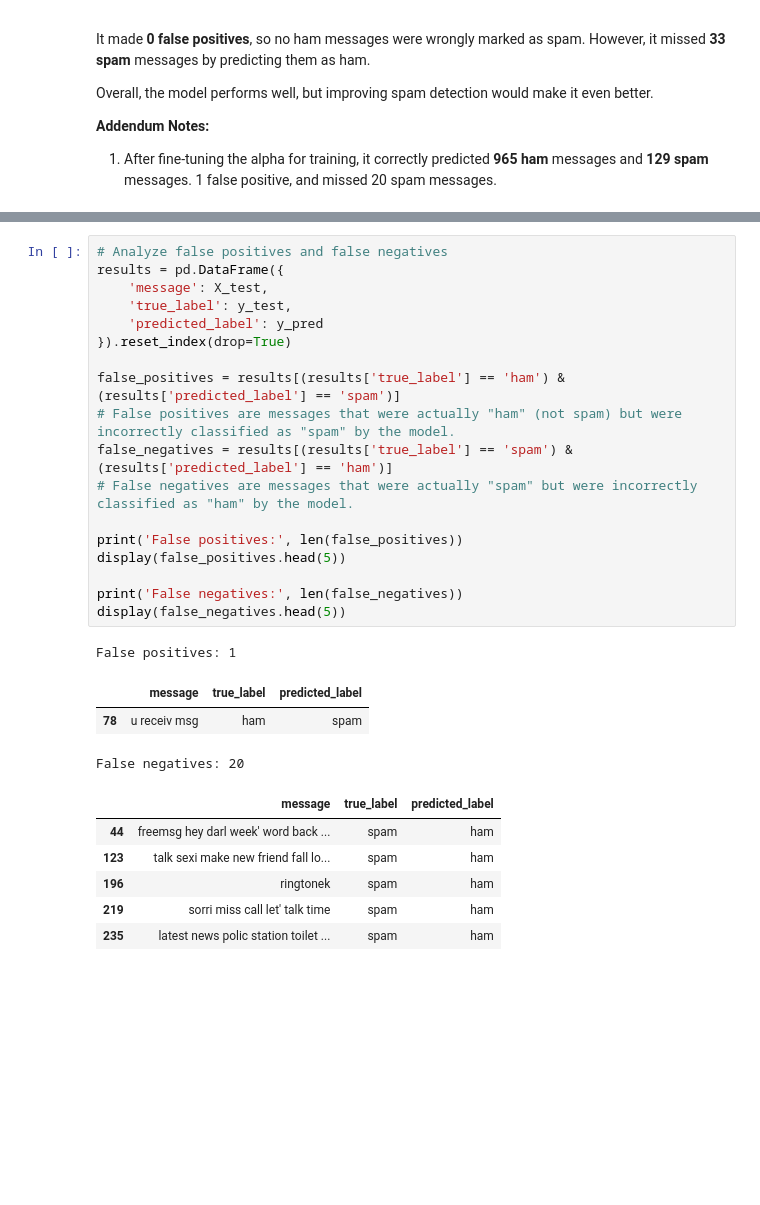
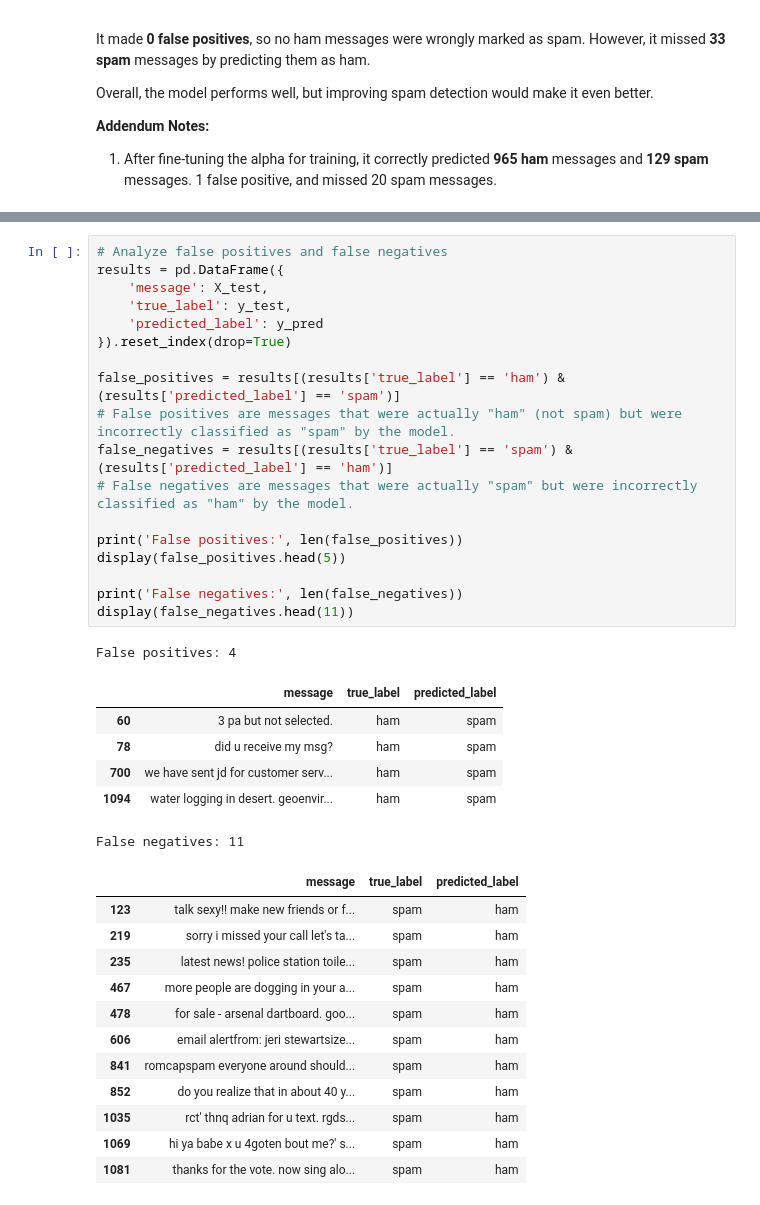
Before and after one commit to fredchan23/5m-data-3.9-nlp, a Jupyter notebook: assignment.ipynb, the cells around one changed output, grey strips where cells are left out. Drawn from its saved outputs; the diff is of its cells as text; blank space fills up the shorter version.

```diff
--- a/assignment.ipynb
+++ b/assignment.ipynb
@@ -400,32 +482,41 @@ Top spam features:
 # %%
 # Analyze false positives and false negatives
 results = pd.DataFrame({
     'message': X_test,
     'true_label': y_test,
     'predicted_label': y_pred
 }).reset_index(drop=True)
 
 false_positives = results[(results['true_label'] == 'ham') & (results['predicted_label'] == 'spam')]
 # False positives are messages that were actually "ham" (not spam) but were incorrectly classified as "spam" by the model.
 false_negatives = results[(results['true_label'] == 'spam') & (results['predicted_label'] == 'ham')]
 # False negatives are messages that were actually "spam" but were incorrectly classified as "ham" by the model.
 
 print('False positives:', len(false_positives))
 display(false_positives.head(5))
 
 print('False negatives:', len(false_negatives))
-display(false_negatives.head(5))
+display(false_negatives.head(11))
 # %% [output]
-False positives: 1
+False positives: 4
 |  | message | true_label | predicted_label |
-| 78 | u receiv msg | ham | spam |
+| 60 | 3 pa but not selected. | ham | spam |
+| 78 | did u receive my msg? | ham | spam |
+| 700 | we have sent jd for customer serv... | ham | spam |
+| 1094 | water logging in desert. geoenvir... | ham | spam |
-False negatives: 20
+False negatives: 11
 |  | message | true_label | predicted_label |
-| 44 | freemsg hey darl week' word back ... | spam | ham |
-| 123 | talk sexi make new friend fall lo... | spam | ham |
-| 196 | ringtonek | spam | ham |
-| 219 | sorri miss call let' talk time | spam | ham |
-| 235 | latest news polic station toilet ... | spam | ham |
+| 123 | talk sexy!! make new friends or f... | spam | ham |
+| 219 | sorry i missed your call let's ta... | spam | ham |
+| 235 | latest news! police station toile... | spam | ham |
+| 467 | more people are dogging in your a... | spam | ham |
+| 478 | for sale - arsenal dartboard. goo... | spam | ham |
+| 606 | email alertfrom: jeri stewartsize... | spam | ham |
+| 841 | romcapspam everyone around should... | spam | ham |
+| 852 | do you realize that in about 40 y... | spam | ham |
+| 1035 | rct' thnq adrian for u text. rgds... | spam | ham |
+| 1069 | hi ya babe x u 4goten bout me?' s... | spam | ham |
+| 1081 | thanks for the vote. now sing alo... | spam | ham |
 # %% [markdown]
 ## Short Analysis
 
```
Also changed, not shown: parts of 5 cells of this notebook.
